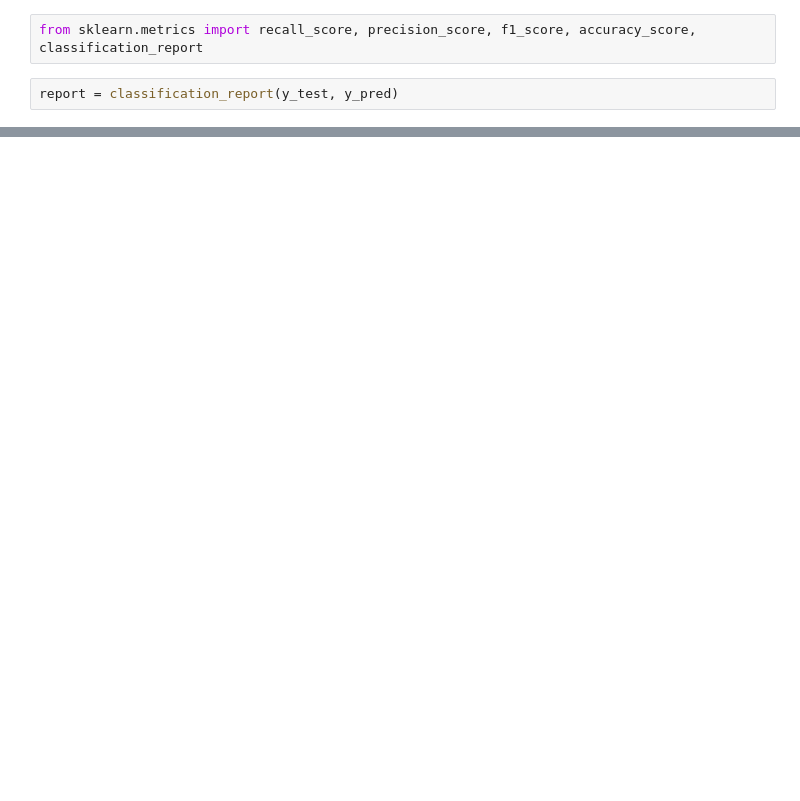
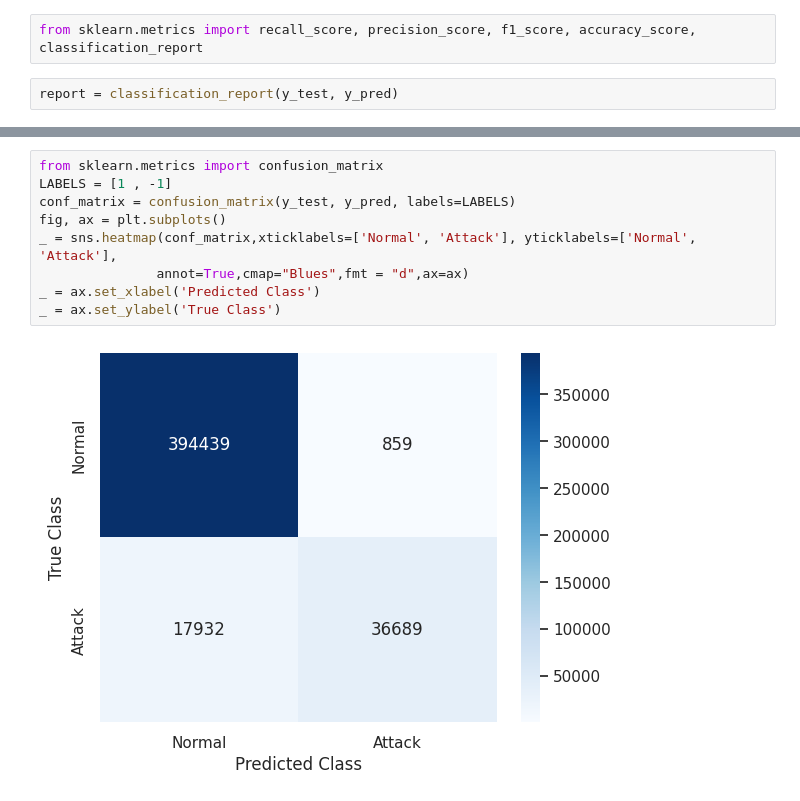
Before and after one commit to CuongTran1206/AnomalyDetection, a Jupyter notebook: OC_SVM/ocSVM.ipynb, the cells around one changed output, grey strips where cells are left out. Drawn from its saved outputs; the diff is of its cells as text; blank space fills up the shorter version.

```diff
--- a/OC_SVM/ocSVM.ipynb
+++ b/OC_SVM/ocSVM.ipynb
@@ -249,4 +249,15 @@ print(report)
 weighted avg       0.96      0.96      0.95    449919
+# %%
+from sklearn.metrics import confusion_matrix
+LABELS = [1 , -1]
+conf_matrix = confusion_matrix(y_test, y_pred, labels=LABELS)
+fig, ax = plt.subplots()
+_ = sns.heatmap(conf_matrix,xticklabels=['Normal', 'Attack'], yticklabels=['Normal', 'Attack'],
+               annot=True,cmap="Blues",fmt = "d",ax=ax)
+_ = ax.set_xlabel('Predicted Class')
+_ = ax.set_ylabel('True Class')
+# %% [output]
+[figure, added]
 # %%
 from sklearn.metrics import recall_score, precision_score, f1_score, roc_auc_score, roc_curve
 
```
Also changed, not shown: parts of 10 cells of this notebook.
